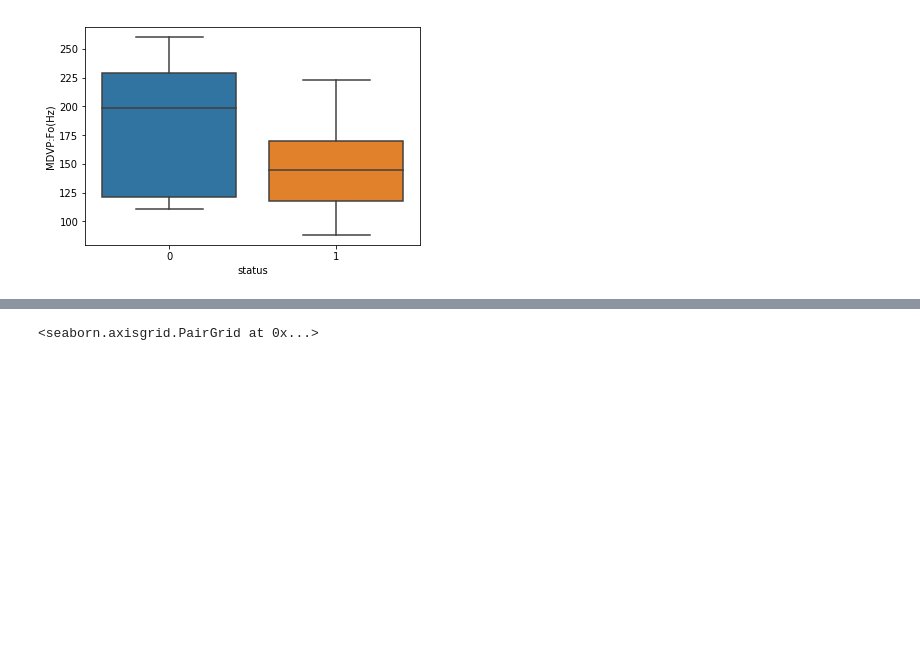
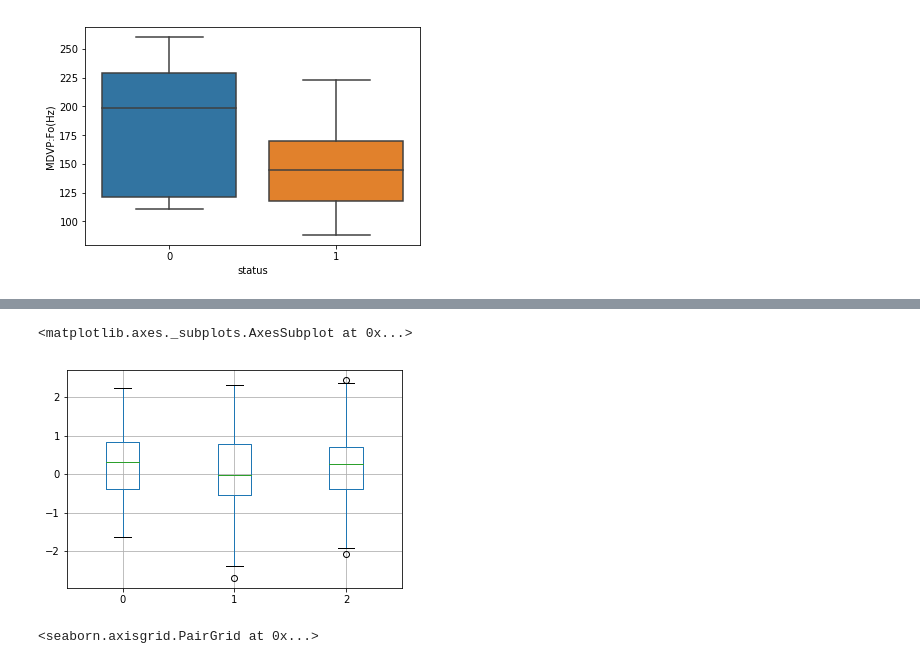
Before and after one commit to GreatLearningAIML1/bangalore-feb-batch-lovkeshanand, a Jupyter notebook: EnsembleTechnique_R3_Project1_feb19.ipynb, the cells around one changed output, grey strips where cells are left out. Drawn from its saved outputs; the diff is of its cells as text; code cells hidden in the pictures; blank space fills up the shorter version.

```diff
--- a/EnsembleTechnique_R3_Project1_feb19.ipynb
+++ b/EnsembleTechnique_R3_Project1_feb19.ipynb
@@ -162,0 +170,5 @@ sns.boxplot(x='status',y='MDVP:Fo(Hz)',data=parkinsons_df)
+# %%
+parkinsons_df = pd.DataFrame(np.random.randn(100, 3))
+
+from scipy import stats
+parkinsons_df_new=parkinsons_df[(np.abs(stats.zscore(parkinsons_df)) < 3).all(axis=1)]
@@ -163,3 +179,8 @@ sns.boxplot(x='status',y='MDVP:Fo(Hz)',data=parkinsons_df)
+# %%
+parkinsons_df_new.boxplot()
+# %% [output]
+<matplotlib.axes._subplots.AxesSubplot at 0x...>
+[figure, added]
 # %%
 # Multivariate Analysis
 sns.pairplot(parkinsons_df)
```
Also changed, not shown: parts of 7 cells of this notebook.
